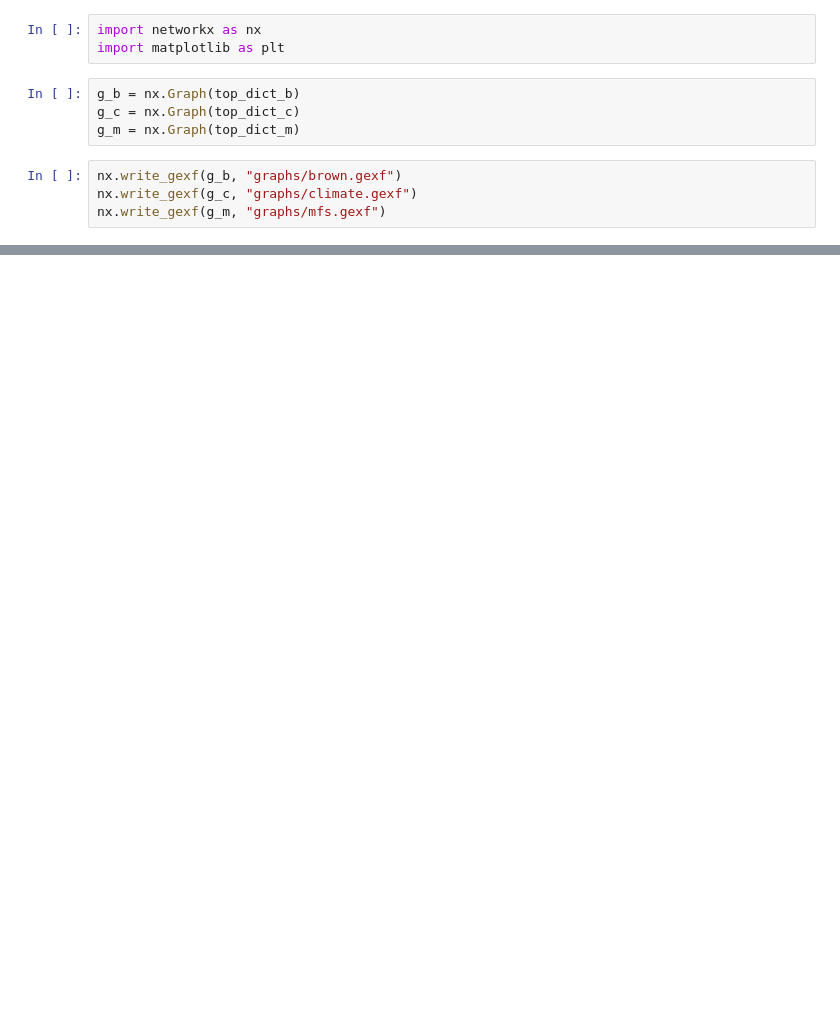
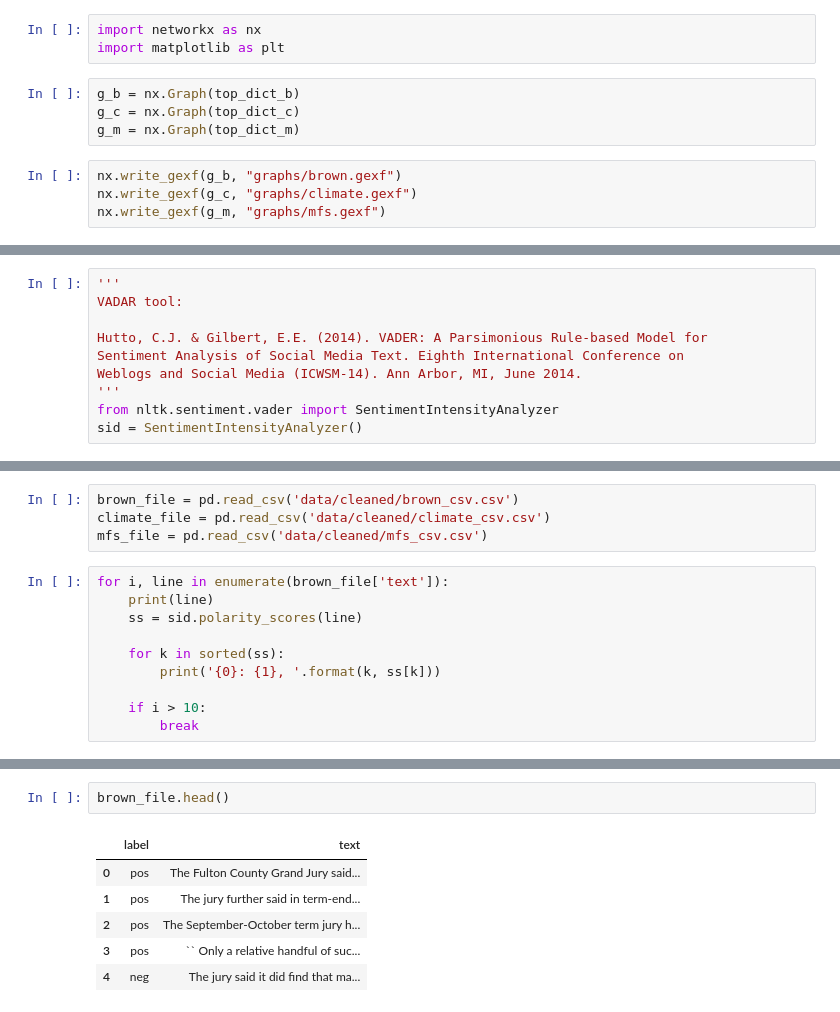
Before and after one commit to ndalton12/nlp-english-project, a Jupyter notebook: experiments.ipynb, the cells around one changed output, grey strips where cells are left out. Saved outputs shown, nothing was run; the diff lists cells and outputs as text; blank space fills up the shorter version.

Commit message:
Added lots of new pictures, some new scripts, and sentiment analysis files

```diff
--- a/experiments.ipynb
+++ b/experiments.ipynb
@@ -351,0 +356,10 @@ nx.write_gexf(g_m, "graphs/mfs.gexf")
+# %%
+'''
+VADAR tool:
+
+Hutto, C.J. & Gilbert, E.E. (2014). VADER: A Parsimonious Rule-based Model for
+Sentiment Analysis of Social Media Text. Eighth International Conference on
+Weblogs and Social Media (ICWSM-14). Ann Arbor, MI, June 2014.
+'''
+from nltk.sentiment.vader import SentimentIntensityAnalyzer
+sid = SentimentIntensityAnalyzer()
@@ -351,0 +368,14 @@ nx.write_gexf(g_m, "graphs/mfs.gexf")
+# %%
+brown_file = pd.read_csv('data/cleaned/brown_csv.csv')
+climate_file = pd.read_csv('data/cleaned/climate_csv.csv')
+mfs_file = pd.read_csv('data/cleaned/mfs_csv.csv')
+# %%
+for i, line in enumerate(brown_file['text']):
+    print(line)
+    ss = sid.polarity_scores(line)
+
+    for k in sorted(ss):
+        print('{0}: {1}, '.format(k, ss[k]))
+
+    if i > 10:
+        break
@@ -351,0 +476,9 @@ nx.write_gexf(g_m, "graphs/mfs.gexf")
+# %%
+brown_file.head()
+# %% [output]
+|  | label | text |
+| 0 | pos | The Fulton County Grand Jury said... |
+| 1 | pos | The jury further said in term-end... |
+| 2 | pos | The September-October term jury h... |
+| 3 | pos | `` Only a relative handful of suc... |
+| 4 | neg | The jury said it did find that ma... |
```
Also changed, not shown: parts of 14 cells of this notebook, 50 other files.
